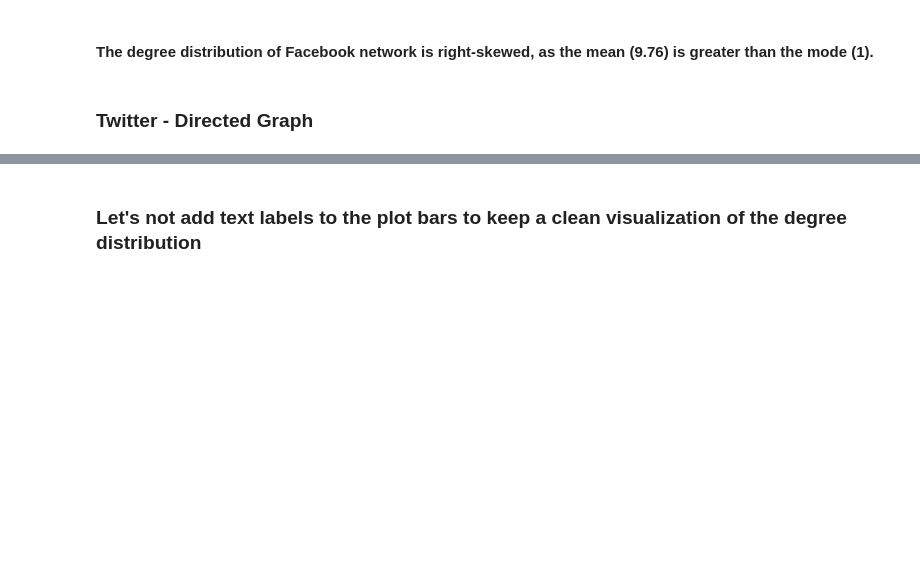
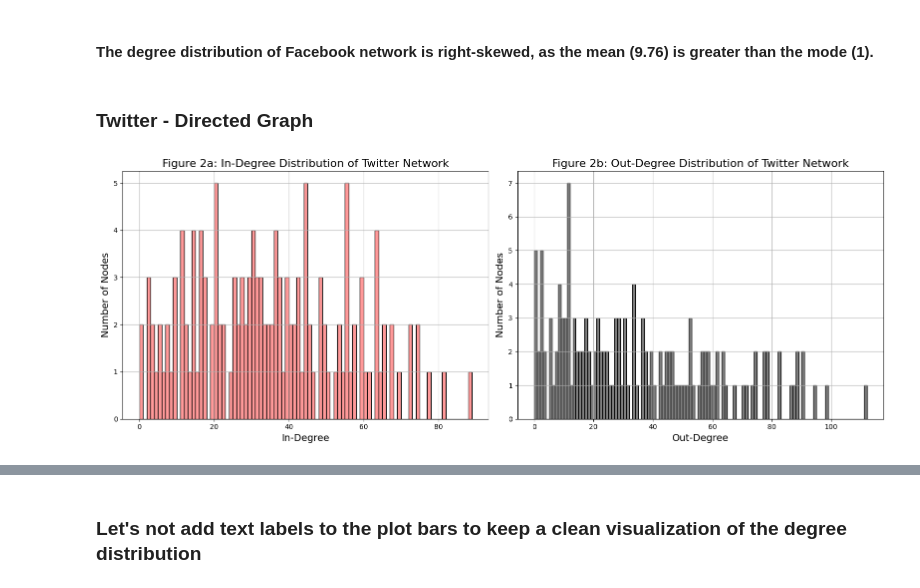
Before and after one commit to pariaighanian/Analysis_of_Complex_Netwroks, a Jupyter notebook: assignment_02.ipynb, the cells around one changed output, grey strips where cells are left out. Cells and saved outputs as stored; diff of their text form; code cells hidden in the pictures; blank space fills up the shorter version.

```diff
--- a/assignment_02.ipynb
+++ b/assignment_02.ipynb
@@ -65,4 +63,33 @@ Mode:  1
 #### The degree distribution of Facebook network is right-skewed, as the mean (9.76) is greater than the mode (1).
 # %% [markdown]
 ### Twitter - Directed Graph
+# %%
+# Get the in-degree and out-degree of each node
+twitter_G_in_degrees = [degree for node, degree in twitter_G.in_degree()]
+twitter_G_out_degrees = [degree for node, degree in twitter_G.out_degree()]
+
+# Set up the figure and axes
+fig, axes = plt.subplots(1, 2, figsize=(16, 6))
+
+# Plot the in-degree distribution
+axes[0].hist(twitter_G_in_degrees, bins=np.arange(min(twitter_G_in_degrees), max(twitter_G_in_degrees) + 1, 1),
+             color='#FF9999', edgecolor='black')
+axes[0].set_title("Figure 2a: In-Degree Distribution of Twitter Network", fontsize=16)
+axes[0].set_xlabel("In-Degree", fontsize=14)
+axes[0].set_ylabel("Number of Nodes", fontsize=14)
+axes[0].grid(True)
+
+# Plot the out-degree distribution
+axes[1].hist(twitter_G_out_degrees, bins=np.arange(min(twitter_G_out_degrees), max(twitter_G_out_degrees) + 1, 1),
+             color='#808080', edgecolor='black')
+axes[1].set_title("Figure 2b: Out-Degree Distribution of Twitter Network", fontsize=16)
+axes[1].set_xlabel("Out-Degree", fontsize=14)
+axes[1].set_ylabel("Number of Nodes", fontsize=14)
+axes[1].grid(True)
+
+# Show the plots
+plt.tight_layout()  # Adjusts the spacing between subplots
+plt.show()
+# %% [output]
+[figure, added]
 # %% [markdown]
```
Also changed, not shown: parts of 21 cells of this notebook.
